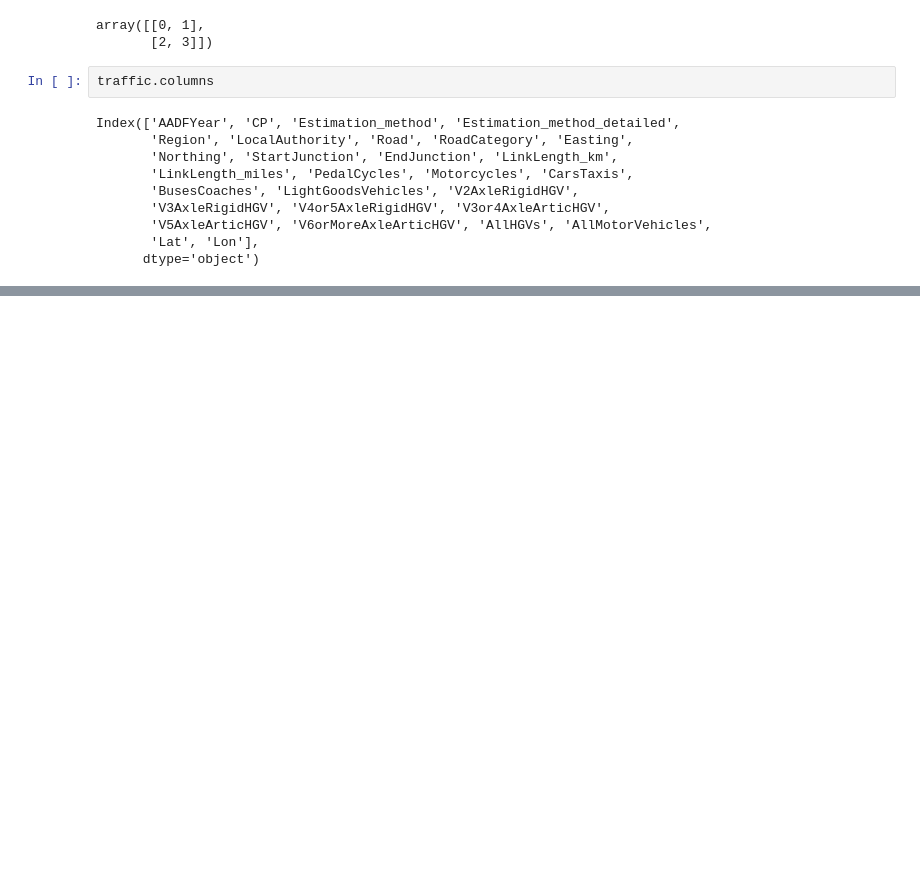
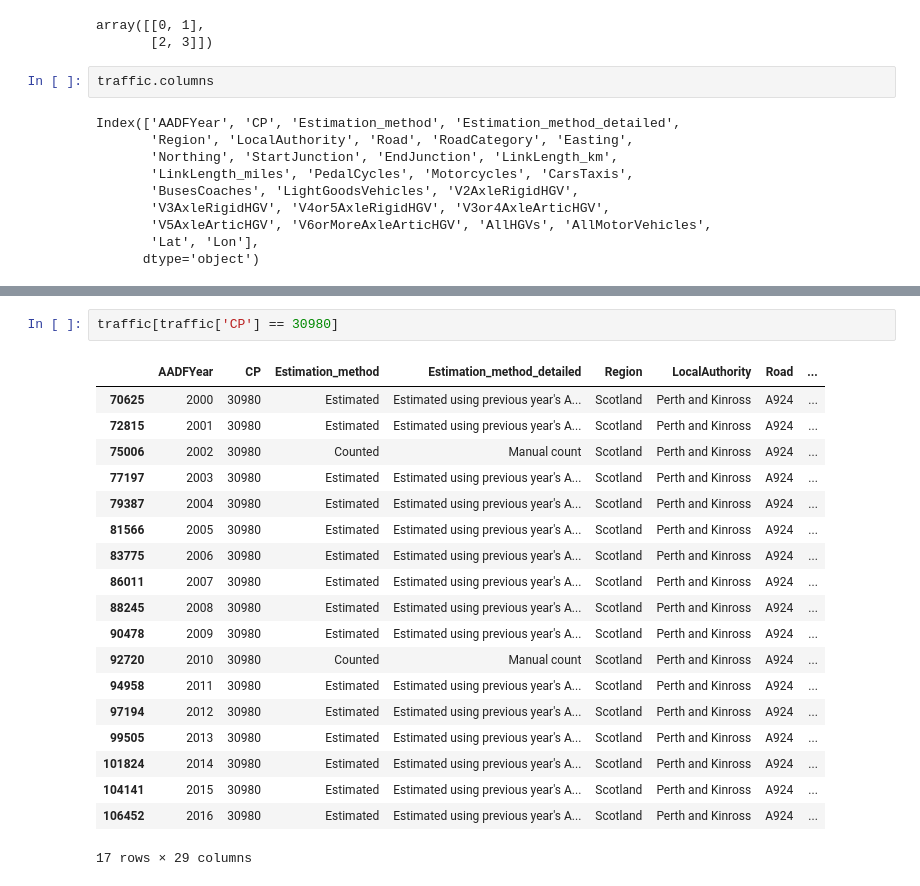
Before and after one commit to ExterminatingTheCode/ukAccidentAnalysis, a Jupyter notebook: FirstExplore.ipynb, the cells around one changed output, grey strips where cells are left out. Cells and saved outputs as stored; diff of their text form; blank space fills up the shorter version.

```diff
--- a/FirstExplore.ipynb
+++ b/FirstExplore.ipynb
@@ -713,0 +901,22 @@ Name: StartJunction, Length: 7782, dtype: int64
+# %%
+traffic[traffic['CP'] == 30980]
+# %% [output]
+|  | AADFYear | CP | Estimation_method | Estimation_method_detailed | Region | LocalAuthority | Road | ... |
+| 70625 | 2000 | 30980 | Estimated | Estimated using previous year's A... | Scotland | Perth and Kinross | A924 | ... |
+| 72815 | 2001 | 30980 | Estimated | Estimated using previous year's A... | Scotland | Perth and Kinross | A924 | ... |
+| 75006 | 2002 | 30980 | Counted | Manual count | Scotland | Perth and Kinross | A924 | ... |
+| 77197 | 2003 | 30980 | Estimated | Estimated using previous year's A... | Scotland | Perth and Kinross | A924 | ... |
+| 79387 | 2004 | 30980 | Estimated | Estimated using previous year's A... | Scotland | Perth and Kinross | A924 | ... |
+| 81566 | 2005 | 30980 | Estimated | Estimated using previous year's A... | Scotland | Perth and Kinross | A924 | ... |
+| 83775 | 2006 | 30980 | Estimated | Estimated using previous year's A... | Scotland | Perth and Kinross | A924 | ... |
+| 86011 | 2007 | 30980 | Estimated | Estimated using previous year's A... | Scotland | Perth and Kinross | A924 | ... |
+| 88245 | 2008 | 30980 | Estimated | Estimated using previous year's A... | Scotland | Perth and Kinross | A924 | ... |
+| 90478 | 2009 | 30980 | Estimated | Estimated using previous year's A... | Scotland | Perth and Kinross | A924 | ... |
+| 92720 | 2010 | 30980 | Counted | Manual count | Scotland | Perth and Kinross | A924 | ... |
+| 94958 | 2011 | 30980 | Estimated | Estimated using previous year's A... | Scotland | Perth and Kinross | A924 | ... |
+| 97194 | 2012 | 30980 | Estimated | Estimated using previous year's A... | Scotland | Perth and Kinross | A924 | ... |
+| 99505 | 2013 | 30980 | Estimated | Estimated using previous year's A... | Scotland | Perth and Kinross | A924 | ... |
+| 101824 | 2014 | 30980 | Estimated | Estimated using previous year's A... | Scotland | Perth and Kinross | A924 | ... |
+| 104141 | 2015 | 30980 | Estimated | Estimated using previous year's A... | Scotland | Perth and Kinross | A924 | ... |
+| 106452 | 2016 | 30980 | Estimated | Estimated using previous year's A... | Scotland | Perth and Kinross | A924 | ... |
+17 rows × 29 columns
```
Also changed, not shown: parts of 43 cells of this notebook, 3 other files.
